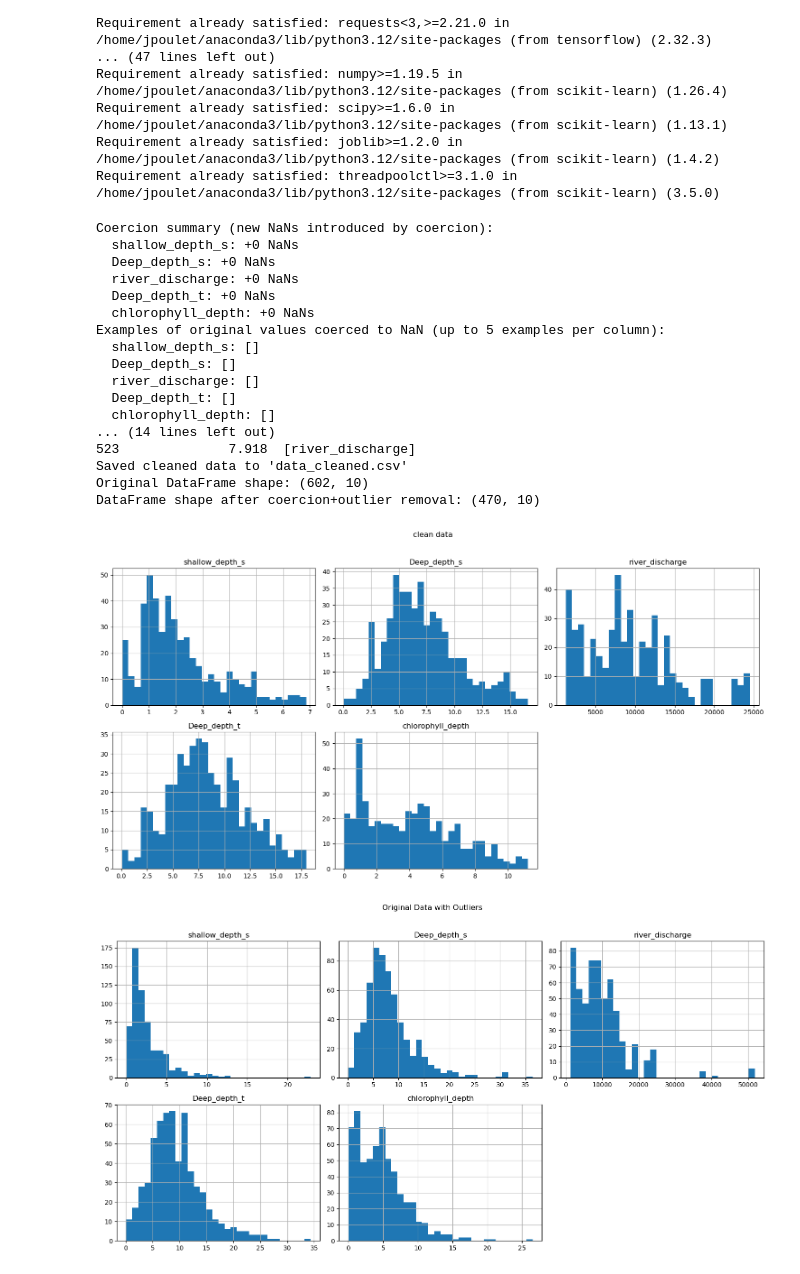
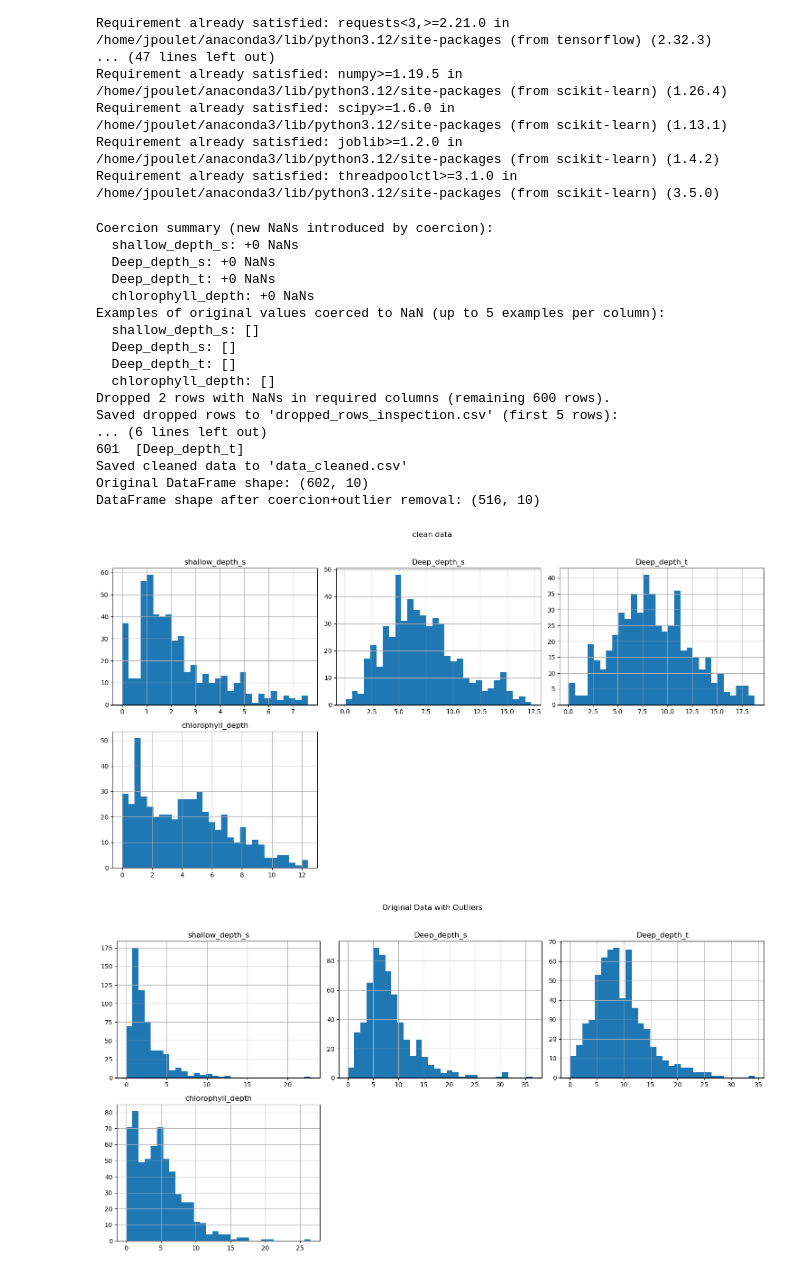
Before and after one commit to Revenant-12/Chlorocline-Predictor, a Jupyter notebook: Code.ipynb, the cells around one changed output. Cells and saved outputs as stored; diff of their text form; code cells hidden in the pictures.

```diff
--- a/Code.ipynb
+++ b/Code.ipynb
@@ -35,7 +35,7 @@ import matplotlib.pyplot as plt
 data = pd.read_csv('Raw data chlorocline.csv', encoding='latin-1') # Try 'latin-1' encoding
 
 # Feature and target columns (ensure these match your CSV headers)
-feature_cols = ['shallow_depth_s', 'Deep_depth_s','river_discharge', 'Deep_depth_t']
+feature_cols = ['shallow_depth_s', 'Deep_depth_s', 'Deep_depth_t']
 target_col = 'chlorophyll_depth'
 
 
@@ -62,7 +62,7 @@ def remove_outliers(df):
             z = stats.zscore(df_cleaned[col].astype(float))
         except Exception:
             continue
-        outlier_mask = np.abs(z) > 2  # adjust threshold if desired
+        outlier_mask = np.abs(z) > 2.15  # adjust threshold if desired
         df_cleaned = df_cleaned[~outlier_mask]
 
     return df_cleaned
@@ -152,40 +152,40 @@ def plot_histograms(data, feature_cols, target_col, title):
         feature_cols (list): List of feature column names.
         target_col (str): The target column name.
     """
     columns_to_plot = [c for c in feature_cols + [target_col] if c in data.columns]
     if not columns_to_plot:
         print("No columns available to plot.")
         return
     data[columns_to_plot].hist(bins=30, figsize=(15, 8), layout=(2, 3))
     plt.suptitle(title)
     plt.tight_layout(rect=[0, 0, 1, 0.96])
     plt.show()
 
 # If data_cleaned exists, plot histograms
 if 'data_cleaned' in locals():
     plot_histograms(data_cleaned, feature_cols, target_col, 'clean data')
 if 'data' in locals():
     plot_histograms(data, feature_cols, target_col, "Original Data with Outliers")
 # %% [output]
 Coercion summary (new NaNs introduced by coercion):
   shallow_depth_s: +0 NaNs
   Deep_depth_s: +0 NaNs
-  river_discharge: +0 NaNs
   Deep_depth_t: +0 NaNs
   chlorophyll_depth: +0 NaNs
 Examples of original values coerced to NaN (up to 5 examples per column):
   shallow_depth_s: []
   Deep_depth_s: []
-  river_discharge: []
   Deep_depth_t: []
   chlorophyll_depth: []
-... (14 lines left out)
-523              7.918  [river_discharge]
+Dropped 2 rows with NaNs in required columns (remaining 600 rows).
+Saved dropped rows to 'dropped_rows_inspection.csv' (first 5 rows):
+... (6 lines left out)
+601  [Deep_depth_t]
 Saved cleaned data to 'data_cleaned.csv'
 Original DataFrame shape: (602, 10)
-DataFrame shape after coercion+outlier removal: (470, 10)
+DataFrame shape after coercion+outlier removal: (516, 10)
-[figure, old version]
+[figure, new version]
-[figure, old version]
+[figure, new version]
 # %%
 from sklearn.linear_model import LinearRegression
 from sklearn.metrics import mean_squared_error
```
Also changed, not shown: parts of 3 cells of this notebook.
